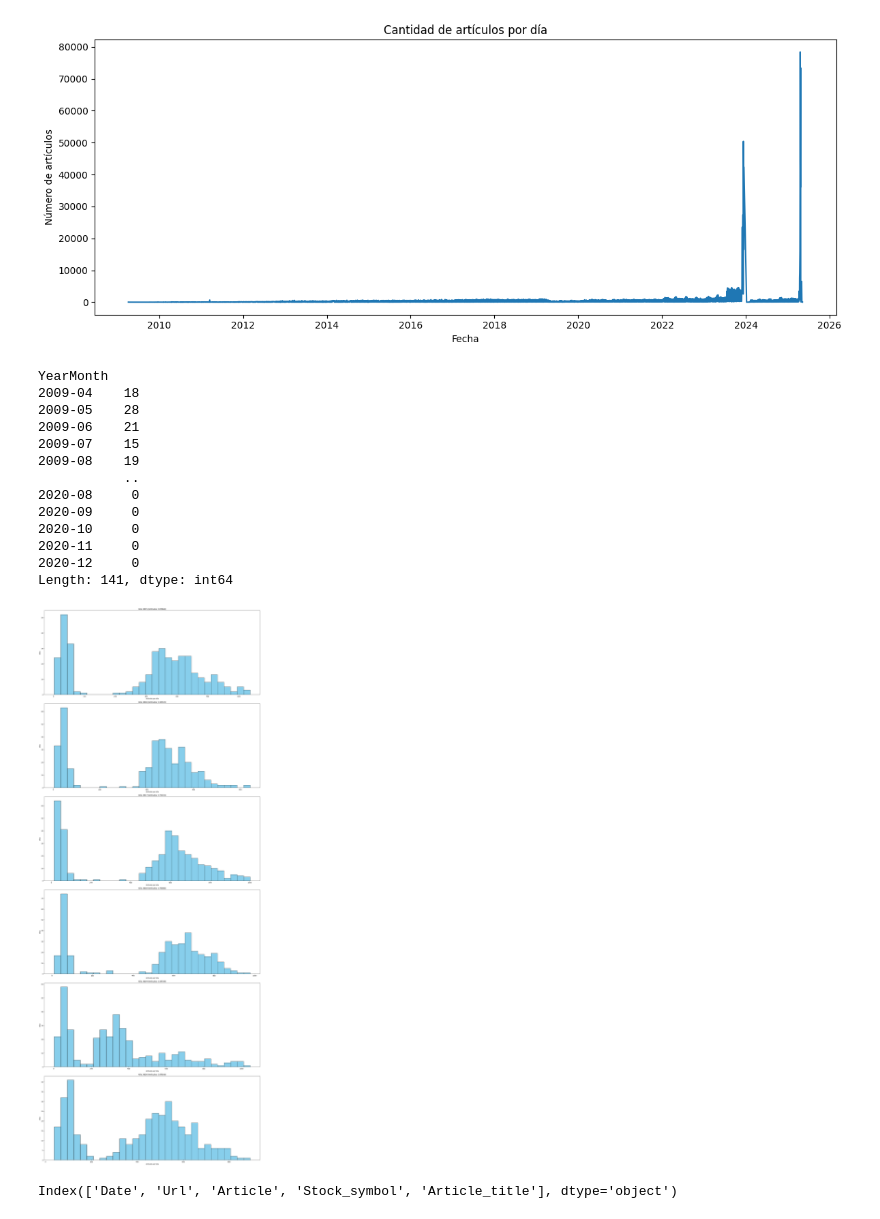
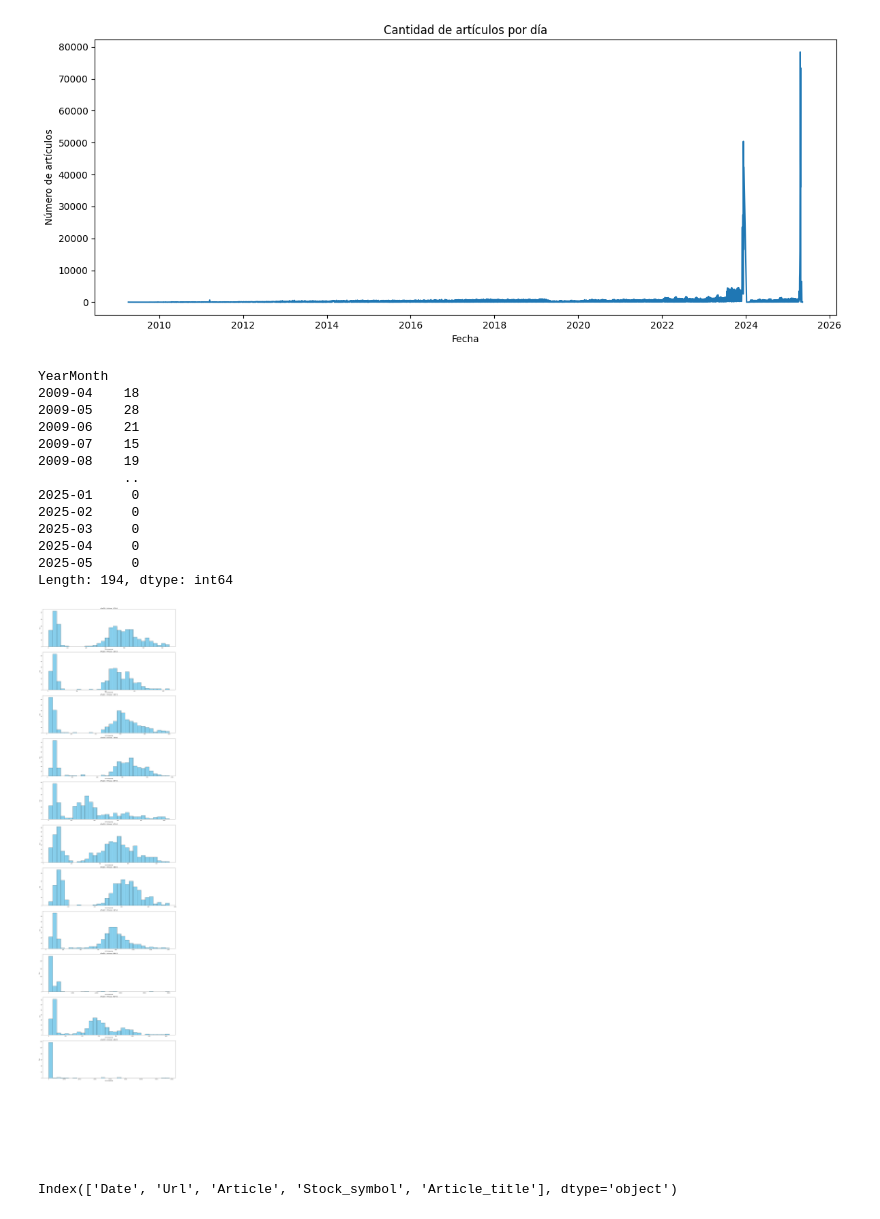
Before and after one commit to ceci-podesta/Text2Market, a Jupyter notebook: FinMultiTime/extract_data.ipynb, the cells around one changed output. Cells and saved outputs as stored; diff of their text form; code cells hidden in the pictures.

```diff
--- a/FinMultiTime/extract_data.ipynb
+++ b/FinMultiTime/extract_data.ipynb
@@ -138,8 +138,8 @@ plt.show()
 # Convertir a datetime si no está hecho
 df_sp500['Date'] = pd.to_datetime(df_sp500['Date'], errors='coerce')
 
-# Filtrar años 2000-2020
-df_sp500 = df_sp500[(df_sp500['Date'].dt.year >= 2000) & (df_sp500['Date'].dt.year <= 2020)]
+# Filtrar años 2000-2026
+df_sp500 = df_sp500[(df_sp500['Date'].dt.year >= 2000) & (df_sp500['Date'].dt.year <= 2026)]
 
 # Agrupar por día y contar artículos
 articulos_por_dia = df_sp500.groupby('Date').size()
@@ -155,8 +155,8 @@ articulos_por_dia = articulos_por_dia.reindex(fechas_completas, fill_value=0)
 # df_sp500: tu sub-DataFrame filtrado y con Date tipo datetime
 df_sp500['Date'] = pd.to_datetime(df_sp500['Date'], errors='coerce')
 
-# Filtrar años 2000-2020
-df_sp500 = df_sp500[(df_sp500['Date'].dt.year >= 2000) & (df_sp500['Date'].dt.year <= 2020)]
+# Filtrar años 2000-2026
+df_sp500 = df_sp500[(df_sp500['Date'].dt.year >= 2000) & (df_sp500['Date'].dt.year <= 2026)]
 
 # Contar artículos por día
 articulos_por_dia = df_sp500.groupby('Date').size()
@@ -189,12 +189,12 @@ YearMonth
 2009-07    15
 2009-08    19
            ..
-2020-08     0
-2020-09     0
-2020-10     0
-2020-11     0
-2020-12     0
-Length: 141, dtype: int64
+2025-01     0
+2025-02     0
+2025-03     0
+2025-04     0
+2025-05     0
+Length: 194, dtype: int64
 # %%
 dias_sin_articulos.to_csv('outputs/sp500_dias_sin_articulos.csv', header=['Dias_sin_articulos'])
 # %%
@@ -202,44 +202,44 @@ dias_sin_articulos.to_csv('outputs/sp500_dias_sin_articulos.csv', header=['Dias_
 # %%
 # df_clean: tu sub-DataFrame filtrado con las 3 columnas no nulas
 df_sp500['Date'] = pd.to_datetime(df_sp500['Date'], errors='coerce')
-df_sp500 = df_sp500[(df_sp500['Date'].dt.year >= 2015) & (df_sp500['Date'].dt.year <= 2020)]
+df_sp500 = df_sp500[(df_sp500['Date'].dt.year >= 2015) & (df_sp500['Date'].dt.year <= 2026)]
 
 # Contar artículos por día
 articulos_por_dia = df_sp500.groupby('Date').size()
 
 # Crear DataFrame con año
 df_dias = articulos_por_dia.reset_index()
 df_dias.columns = ['Date', 'count']
 df_dias['Year'] = df_dias['Date'].dt.year
 
-# Configuración de subplots: 10 filas x 3 columnas
-fig, axes = plt.subplots(nrows=6, ncols=1, figsize=(20, 50), sharex=False, sharey=False)
+# Configuración de subplots: 13 filas x 1 columnas
+fig, axes = plt.subplots(nrows=13, ncols=1, figsize=(20, 80), sharex=False, sharey=False)
 axes = axes.flatten()
 
-years = range(2015, 2021)
+years = range(2015, 2026)
 for i, year in enumerate(years):
     ax = axes[i]
     data_year = df_dias[df_dias['Year'] == year]['count']
 
     # Histograma
     ax.hist(data_year, bins=30, color='skyblue', edgecolor='black')
 
     # Contar total de artículos en ese año
     total_articulos = data_year.sum()
 
     # Título con año + total de artículos
     ax.set_title(f'Año {year} (Artículos: {total_articulos})')
     ax.set_xlabel('Artículos por día')
     ax.set_ylabel('Días')
 
 # Ocultar subplots sobrantes
 for j in range(len(years), len(axes)):
     axes[j].axis('off')
 
 plt.tight_layout()
 plt.show()
 # %% [output]
-[figure, old version]
+[figure, new version]
 # %%
 df_sp500.columns
 # %% [output]
```
Also changed, not shown: parts of 12 cells of this notebook, 2 other files.
